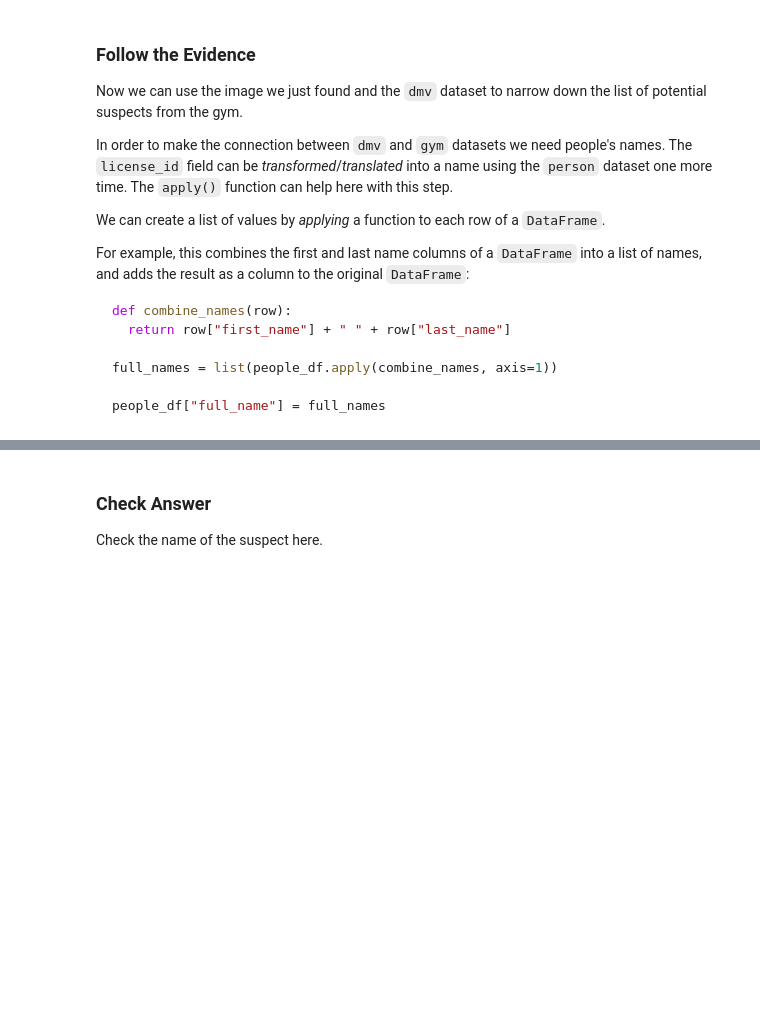
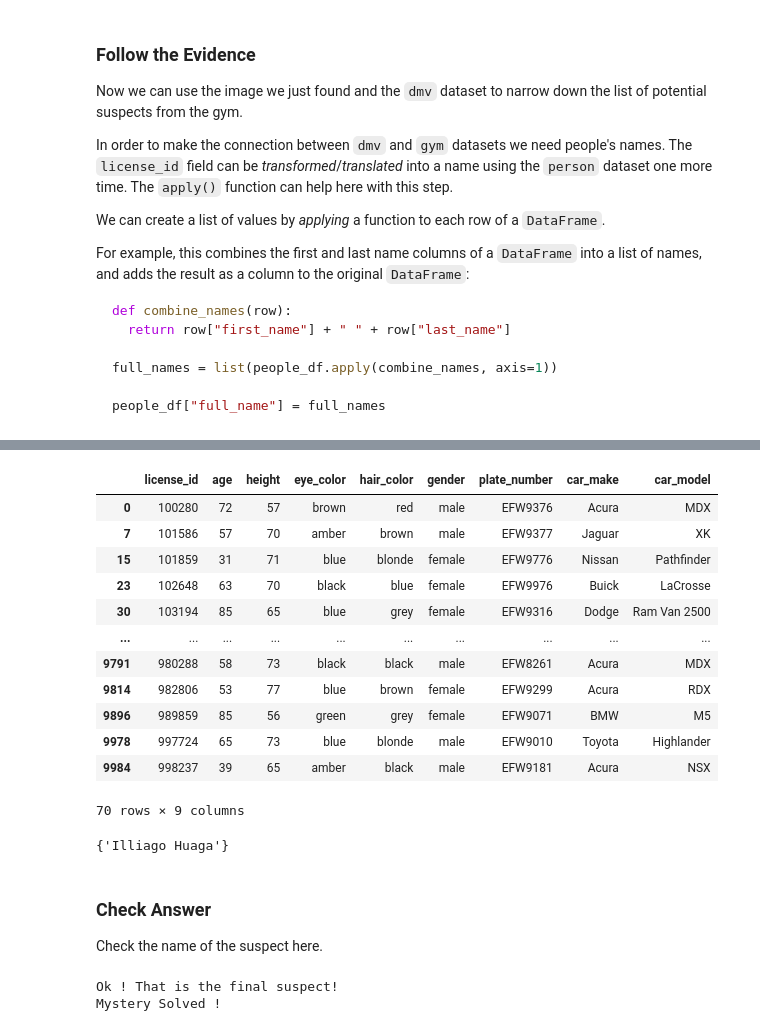
Before and after one commit to Machine-Learning-Lessons/Homework06, a Jupyter notebook: Homework06B.ipynb, the cells around one changed output, grey strips where cells are left out. Cells and saved outputs as stored; diff of their text form; code cells hidden in the pictures; blank space fills up the shorter version.

```diff
--- a/Homework06B.ipynb
+++ b/Homework06B.ipynb
@@ -162,6 +306,32 @@ data_df[(data_df["email"].str.contains("gmail"))]
 There are also variants for [`str.startswith()`](https://pandas.pydata.org/docs/reference/api/pandas.Series.str.startswith.html) and [`str.endswith()`](https://pandas.pydata.org/docs/reference/api/pandas.Series.str.endswith.html).
 # %%
 # TODO: get list of potential suspects from gym data
+print(gym_df["status"].unique())
+crime_date = 20260127
+gold_df = gym_df[(gym_df["status"] == "gold") & (gym_df["start"] < crime_date)]
+display(gold_df)
+potential_suspects_gym = list(gold_df["name"])
+
+print(len(potential_suspects_gym))
+
 
 # TODO: find posts from the other witness in the social dataset
+
+# display(social_df[social_df["email"].str.contains("razze", case=False)])
+# display(social_df[social_df["email"].str.contains("ressie", case=False)])
+
+wittness_email_address = "rrazze84@gmail.com"
+social_dates = social_df["datetime"].str[:8].astype(int)
+
+window = social_df[
+    (social_dates >= crime_date - 2) &
+    (social_dates <= crime_date + 2)
+]
+posts = window[
+    (window["email"] == wittness_email_address) &
+    (window["image"] != "") &
+    (window["status"].str.contains("package", case=False))
+]
+display(posts)
+
 # HINT: use their name to search for common email patterns, like first.last@something.com, or lastname@something.com
@@ -171,5 +361,5 @@ There are also variants for [`str.startswith()`](https://pandas.pydata.org/docs/
 Check the found clues below.
 # %%
 # TODO: put name of potential gym suspects here
-potential_suspects_gym = ["list", "of", "all", "suspects", "from", "gym"]
+potential_suspects_gym = list(gold_df["name"])
 MysteryUtils.check("gym", potential_suspects_gym)
@@ -253,12 +468,37 @@ SO, they are great for doing _Venn diagram_ type of operations:
 `set` [documentation](https://docs.python.org/3.10/library/stdtypes.html#set) and [examples](https://www.w3schools.com/python/python_sets.asp).
 # %%
 # TODO: get names from dmv dataset
+efw_df = dmv_df[dmv_df["plate_number"].str.startswith("EFW")]
+display(efw_df)
+
 # TODO: cross-reference with names of potential suspects from gym
+dmv_names = person_df[person_df["license_id"].isin(efw_df["license_id"])]["name"]
+
+suspects = set(dmv_names) & set(potential_suspects_gym)
+print(suspects)
+# %% [output]
+|  | license_id | age | height | eye_color | hair_color | gender | plate_number | car_make | car_model |
+| 0 | 100280 | 72 | 57 | brown | red | male | EFW9376 | Acura | MDX |
+| 7 | 101586 | 57 | 70 | amber | brown | male | EFW9377 | Jaguar | XK |
+| 15 | 101859 | 31 | 71 | blue | blonde | female | EFW9776 | Nissan | Pathfinder |
+| 23 | 102648 | 63 | 70 | black | blue | female | EFW9976 | Buick | LaCrosse |
+| 30 | 103194 | 85 | 65 | blue | grey | female | EFW9316 | Dodge | Ram Van 2500 |
+| ... | ... | ... | ... | ... | ... | ... | ... | ... | ... |
+| 9791 | 980288 | 58 | 73 | black | black | male | EFW8261 | Acura | MDX |
+| 9814 | 982806 | 53 | 77 | blue | brown | female | EFW9299 | Acura | RDX |
+| 9896 | 989859 | 85 | 56 | green | grey | female | EFW9071 | BMW | M5 |
+| 9978 | 997724 | 65 | 73 | blue | blonde | male | EFW9010 | Toyota | Highlander |
+| 9984 | 998237 | 39 | 65 | amber | black | male | EFW9181 | Acura | NSX |
+70 rows × 9 columns
+{'Illiago Huaga'}
 # %% [markdown]
 ### Check Answer
 
 Check the name of the suspect here.
 # %%
 # TODO: put the name of the suspect here
-suspect_name = "HERE"
+suspect_name = "Illiago Huaga"
 MysteryUtils.check("suspect", suspect_name)
+# %% [output]
+Ok ! That is the final suspect!
+Mystery Solved !
```
Also changed, not shown: parts of 14 cells of this notebook, 3 other files.
